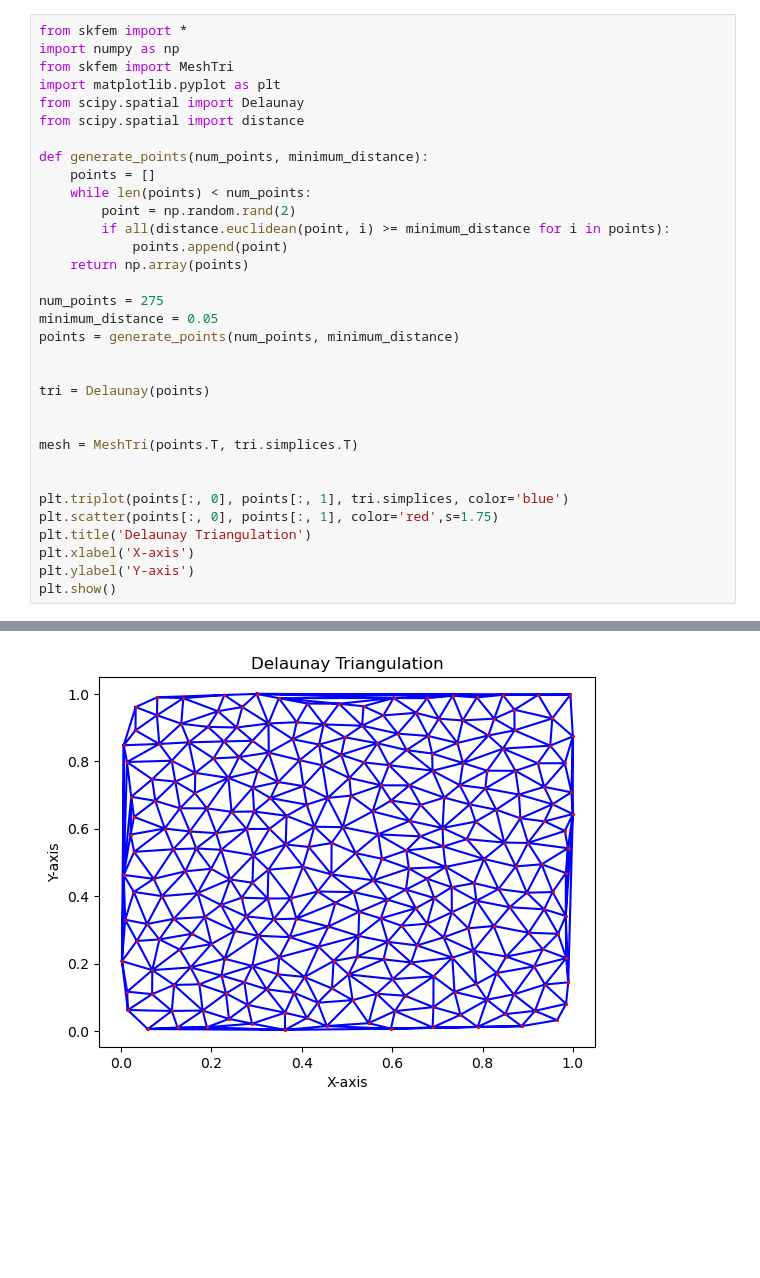
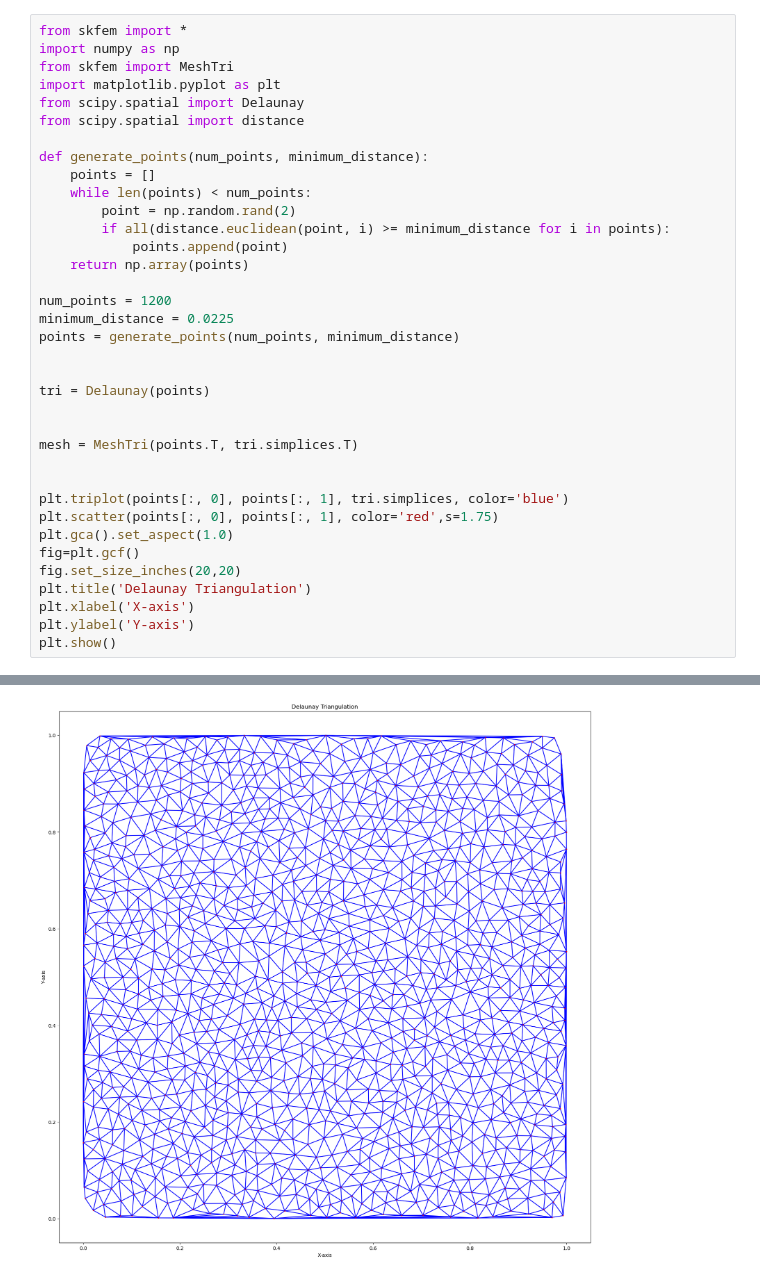
Before and after one commit to AaronIosevich/ActiveMatter-Pattern-Transformation, a Jupyter notebook: Triangulation.ipynb, the cells around one changed output, grey strips where cells are left out. Cells and saved outputs as stored; diff of their text form; blank space fills up the shorter version.

```diff
--- a/Triangulation.ipynb
+++ b/Triangulation.ipynb
@@ -14,8 +14,8 @@ def generate_points(num_points, minimum_distance):
             points.append(point)
     return np.array(points)
 
-num_points = 275
-minimum_distance = 0.05
+num_points = 1200
+minimum_distance = 0.0225
 points = generate_points(num_points, minimum_distance)
 
 
@@ -27,6 +27,9 @@ mesh = MeshTri(points.T, tri.simplices.T)
 
 plt.triplot(points[:, 0], points[:, 1], tri.simplices, color='blue')
 plt.scatter(points[:, 0], points[:, 1], color='red',s=1.75)
+plt.gca().set_aspect(1.0)
+fig=plt.gcf()
+fig.set_size_inches(20,20)
 plt.title('Delaunay Triangulation')
 plt.xlabel('X-axis')
 plt.ylabel('Y-axis')
@@ -35 +40 @@ plt.show()
-[figure, old version]
+[figure, new version]
```
Also changed, not shown: parts of 1 cell of this notebook.
